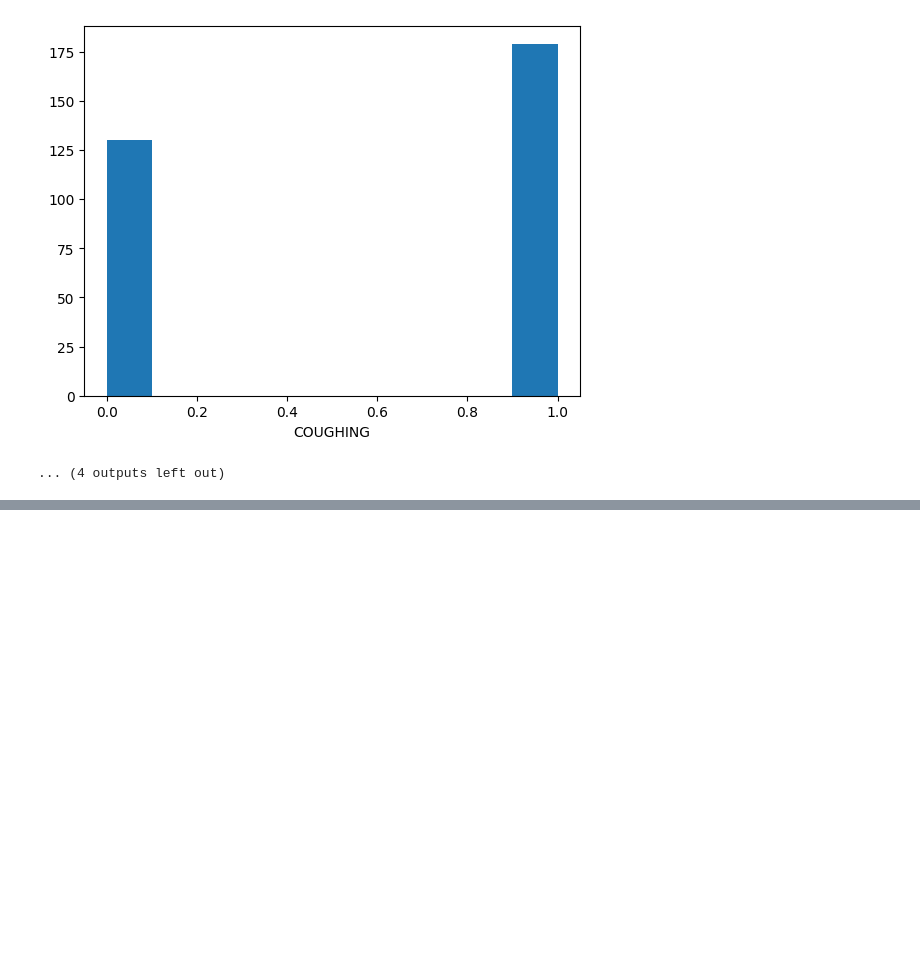
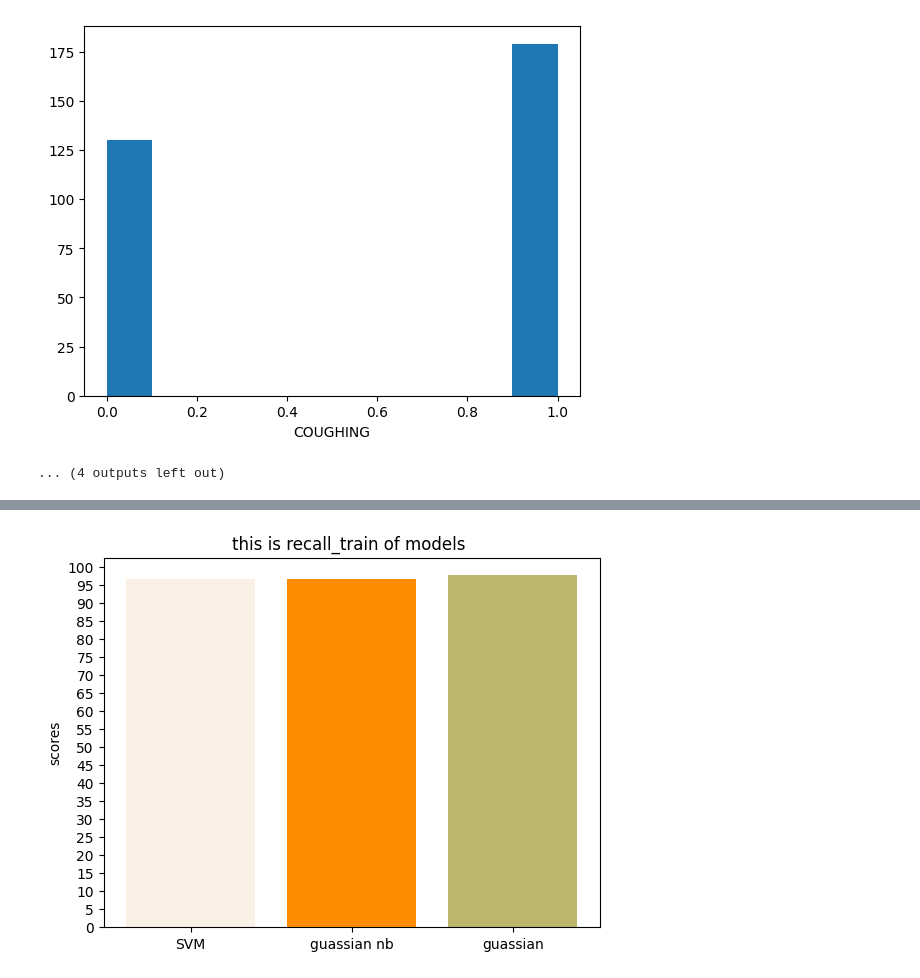
Before and after one commit to samirasoleimaninasab/ML-training-project, a Jupyter notebook: lung_cancer_data_set.ipynb, the cells around one changed output, grey strips where cells are left out. Saved outputs shown, nothing was run; the diff lists cells and outputs as text; code cells hidden in the pictures; blank space fills up the shorter version.

```diff
--- a/lung_cancer_data_set.ipynb
+++ b/lung_cancer_data_set.ipynb
@@ -424,0 +379,4 @@ show_model_charts(model_records = model_records,data_key='accuracy_train')
+# %%
+show_model_charts(model_records=model_records, data_key='recall_train')
+# %% [output]
+[figure, added]
```
Also changed, not shown: parts of 25 cells of this notebook.
